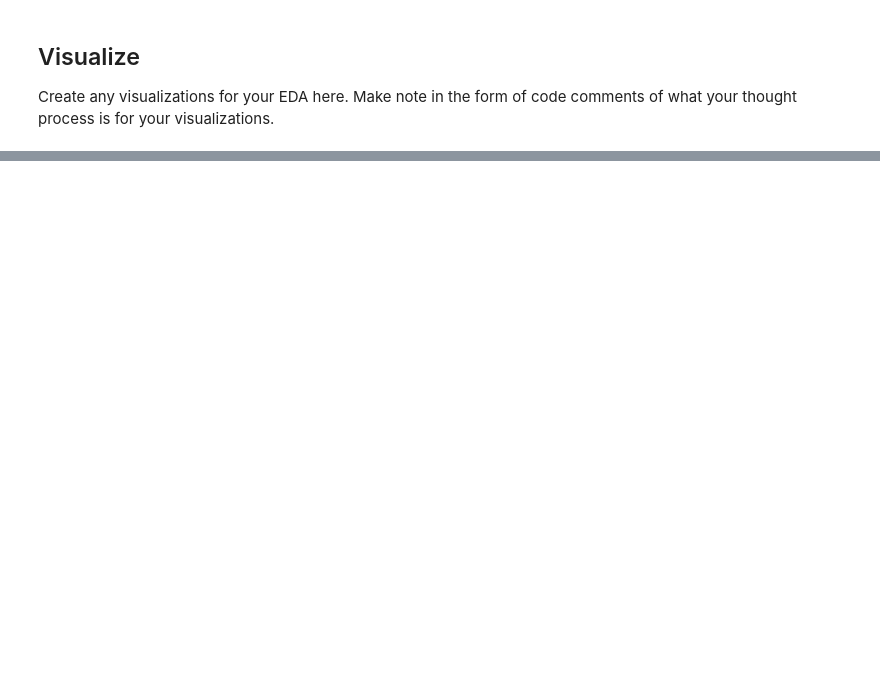
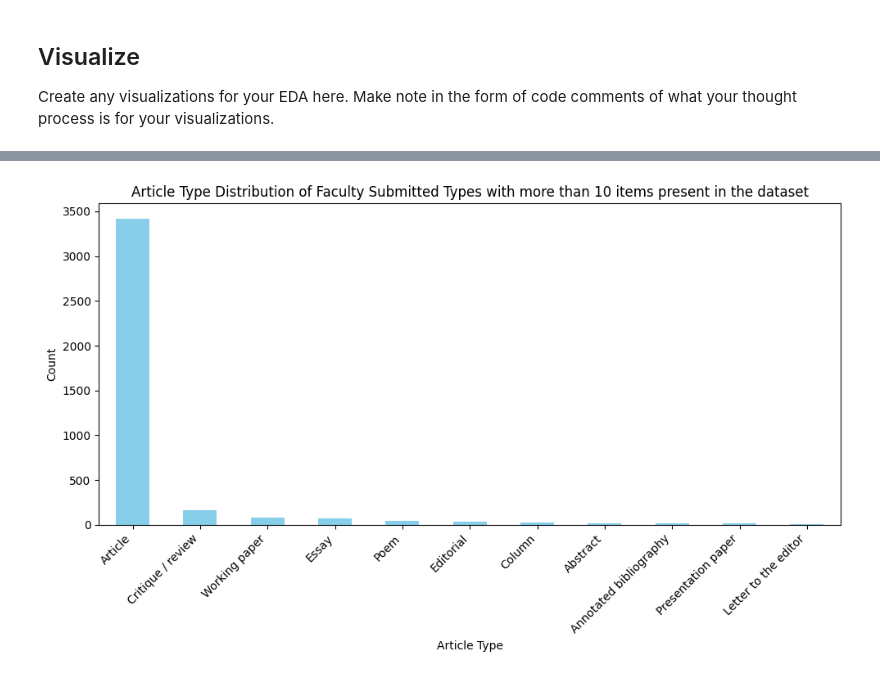
Before and after one commit to e3la/eda-checkpoint, a Jupyter notebook: checkpoint-two.ipynb, the cells around one changed output, grey strips where cells are left out. Cells and saved outputs as stored; diff of their text form; code cells hidden in the pictures; blank space fills up the shorter version.

```diff
--- a/checkpoint-two.ipynb
+++ b/checkpoint-two.ipynb
@@ -114,0 +306,20 @@ Create any visualizations for your EDA here. Make note in the form of code comme
+# %%
+# Get the value counts for 'Article Type' in faculty submitted data
+article_type_counts = df1['Article Type'].value_counts()
+
+# Filter value counts greater than 10
+filtered_counts = article_type_counts[article_type_counts > 10]
+
+# Create a bar chart
+plt.figure(figsize=(10, 6))
+filtered_counts.plot(kind='bar', color='skyblue')
+plt.title('Article Type Distribution of Faculty Submitted Types with more than 10 items present in the dataset')
+plt.xlabel('Article Type')
+plt.ylabel('Count')
+
+plt.xticks(rotation=45, ha='right')
+
+plt.tight_layout()
+plt.show()
+# %% [output]
+[figure, added]
```
Also changed, not shown: parts of 19 cells of this notebook.
